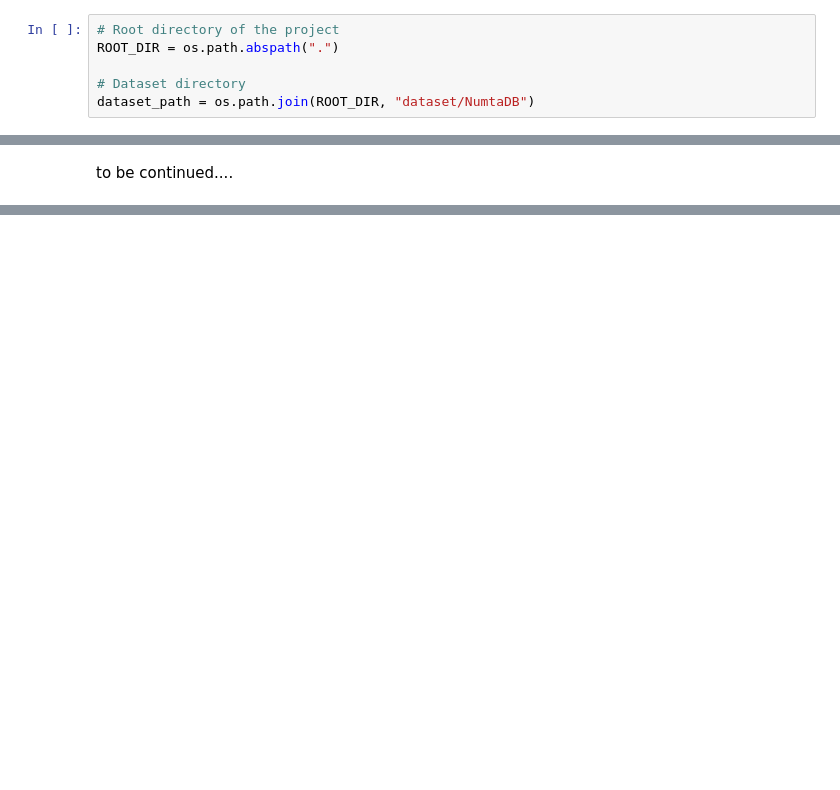
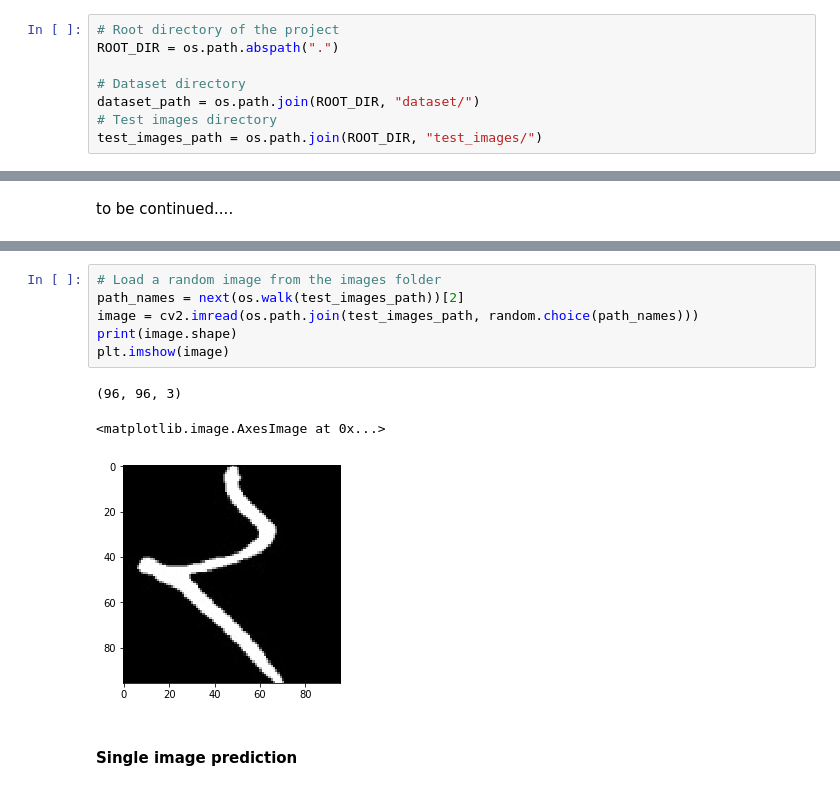
Before and after one commit to hasibzunair/whats-image-classifcation-really, a Jupyter notebook: numta_1_workshop.ipynb, the cells around one changed output, grey strips where cells are left out. Cells and saved outputs as stored; diff of their text form; blank space fills up the shorter version.

Commit message:
added test images folder

```diff
--- a/numta_1_workshop.ipynb
+++ b/numta_1_workshop.ipynb
@@ -32,4 +25,6 @@ Using TensorFlow backend.
 ROOT_DIR = os.path.abspath(".")
 
 # Dataset directory
-dataset_path = os.path.join(ROOT_DIR, "dataset/NumtaDB")
+dataset_path = os.path.join(ROOT_DIR, "dataset/")
+# Test images directory
+test_images_path = os.path.join(ROOT_DIR, "test_images/")
@@ -369,0 +395,12 @@ to be continued....
+# %%
+# Load a random image from the images folder
+path_names = next(os.walk(test_images_path))[2]
+image = cv2.imread(os.path.join(test_images_path, random.choice(path_names)))
+print(image.shape)
+plt.imshow(image)
+# %% [output]
+(96, 96, 3)
+<matplotlib.image.AxesImage at 0x...>
+[figure, added]
+# %% [markdown]
+#### Single image prediction
```
Also changed, not shown: parts of 18 cells of this notebook, 6 other files.
